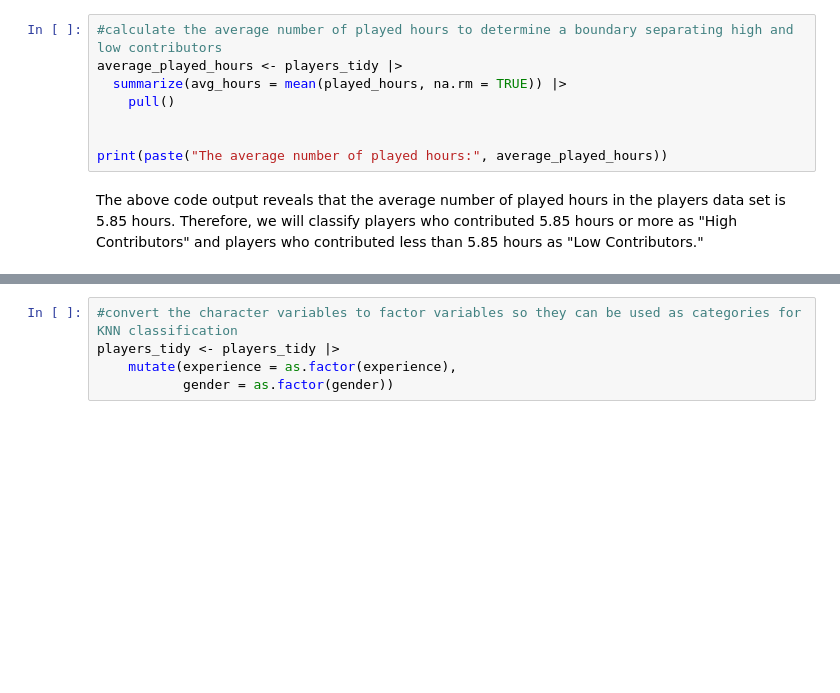
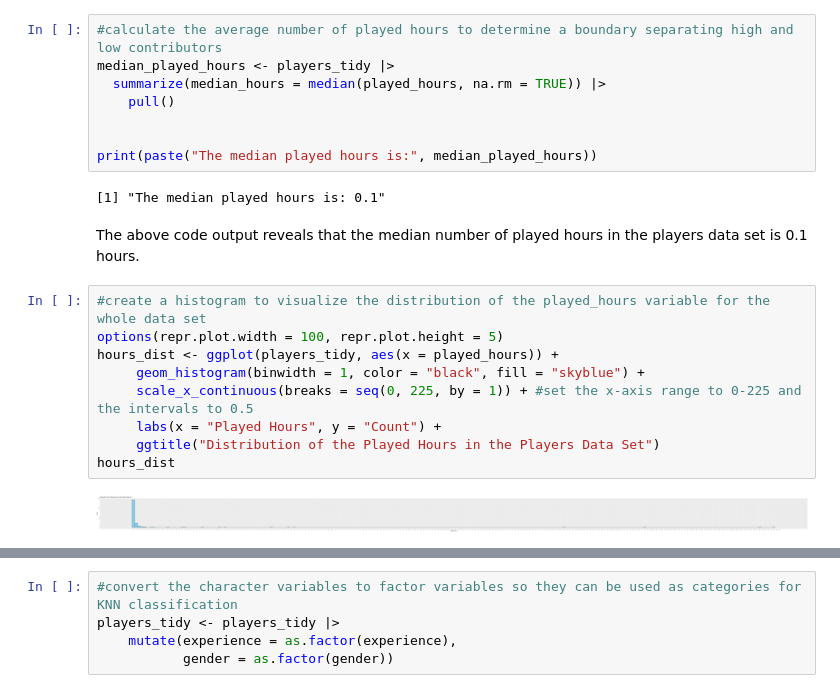
Before and after one commit to Nic917/DSCI-project-, a Jupyter notebook: ipynb_checkpoints/DSCI100_Group_Project_Code-checkpoint.ipynb, the cells around one changed output, grey strips where cells are left out. Saved outputs shown, nothing was run; the diff lists cells and outputs as text; blank space fills up the shorter version.

Commit message:
Edited file
added a histogram, calculated the median value, and determined better values for the boundary separating high and low contributors

```diff
--- a/ipynb_checkpoints/DSCI100_Group_Project_Code-checkpoint.ipynb
+++ b/ipynb_checkpoints/DSCI100_Group_Project_Code-checkpoint.ipynb
@@ -18,10 +62,23 @@ players_tidy
 # %%
 #calculate the average number of played hours to determine a boundary separating high and low contributors
-average_played_hours <- players_tidy |>
-  summarize(avg_hours = mean(played_hours, na.rm = TRUE)) |>
+median_played_hours <- players_tidy |>
+  summarize(median_hours = median(played_hours, na.rm = TRUE)) |>
     pull()
 
 
-print(paste("The average number of played hours:", average_played_hours))
+print(paste("The median played hours is:", median_played_hours))
+# %% [output]
+[1] "The median played hours is: 0.1"
 # %% [markdown]
-The above code output reveals that the average number of played hours in the players data set is 5.85 hours. Therefore, we will classify players who contributed 5.85 hours or more as "High Contributors" and players who contributed less than 5.85 hours as "Low Contributors."
+The above code output reveals that the median number of played hours in the players data set is 0.1 hours.
+# %%
+#create a histogram to visualize the distribution of the played_hours variable for the whole data set
+options(repr.plot.width = 100, repr.plot.height = 5)
+hours_dist <- ggplot(players_tidy, aes(x = played_hours)) +
+     geom_histogram(binwidth = 1, color = "black", fill = "skyblue") +
+     scale_x_continuous(breaks = seq(0, 225, by = 1)) + #set the x-axis range to 0-225 and the intervals to 0.5
+     labs(x = "Played Hours", y = "Count") +
+     ggtitle("Distribution of the Played Hours in the Players Data Set")
+hours_dist
+# %% [output]
+[figure, added]
```
Also changed, not shown: parts of 14 cells of this notebook.
